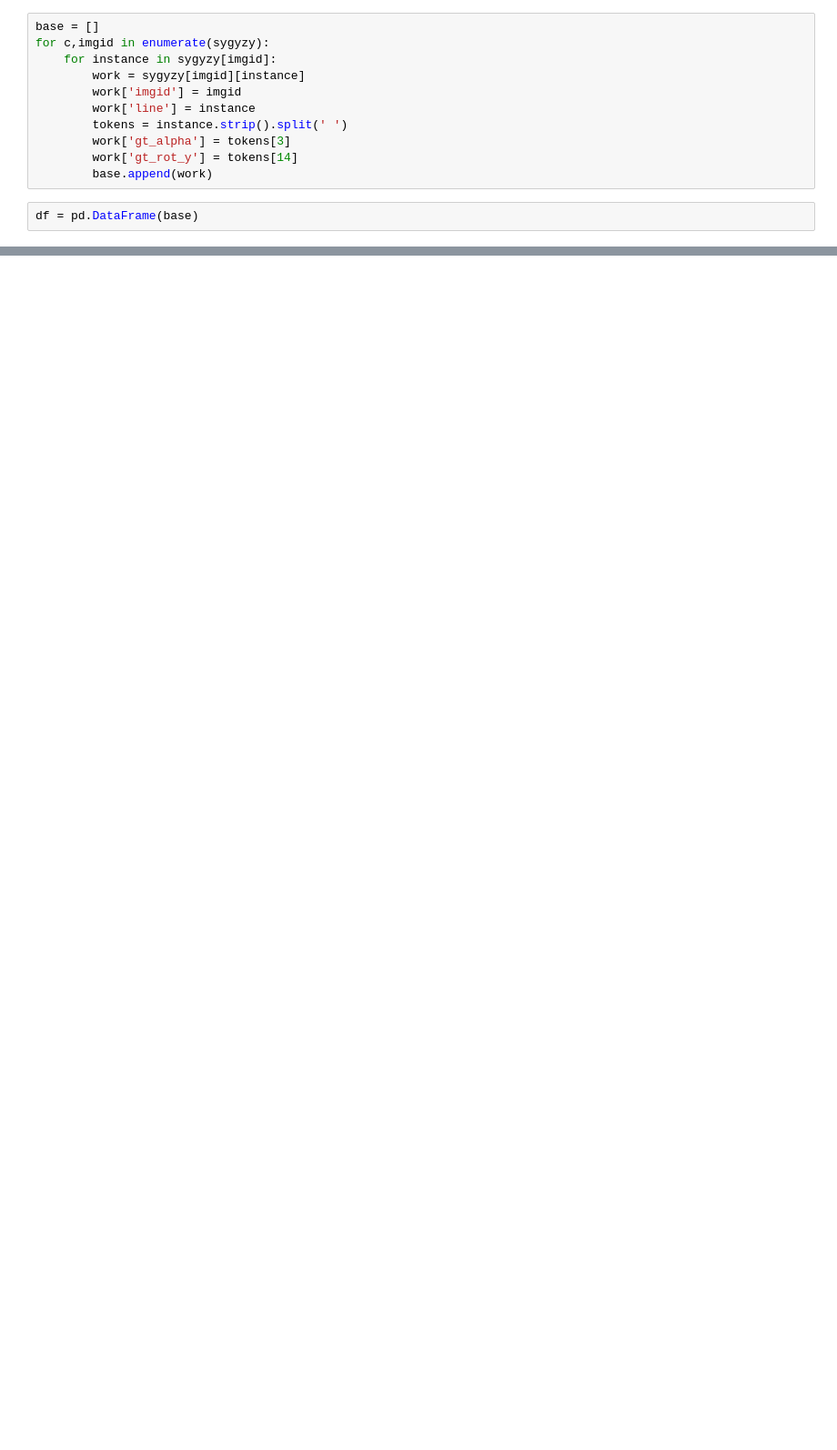
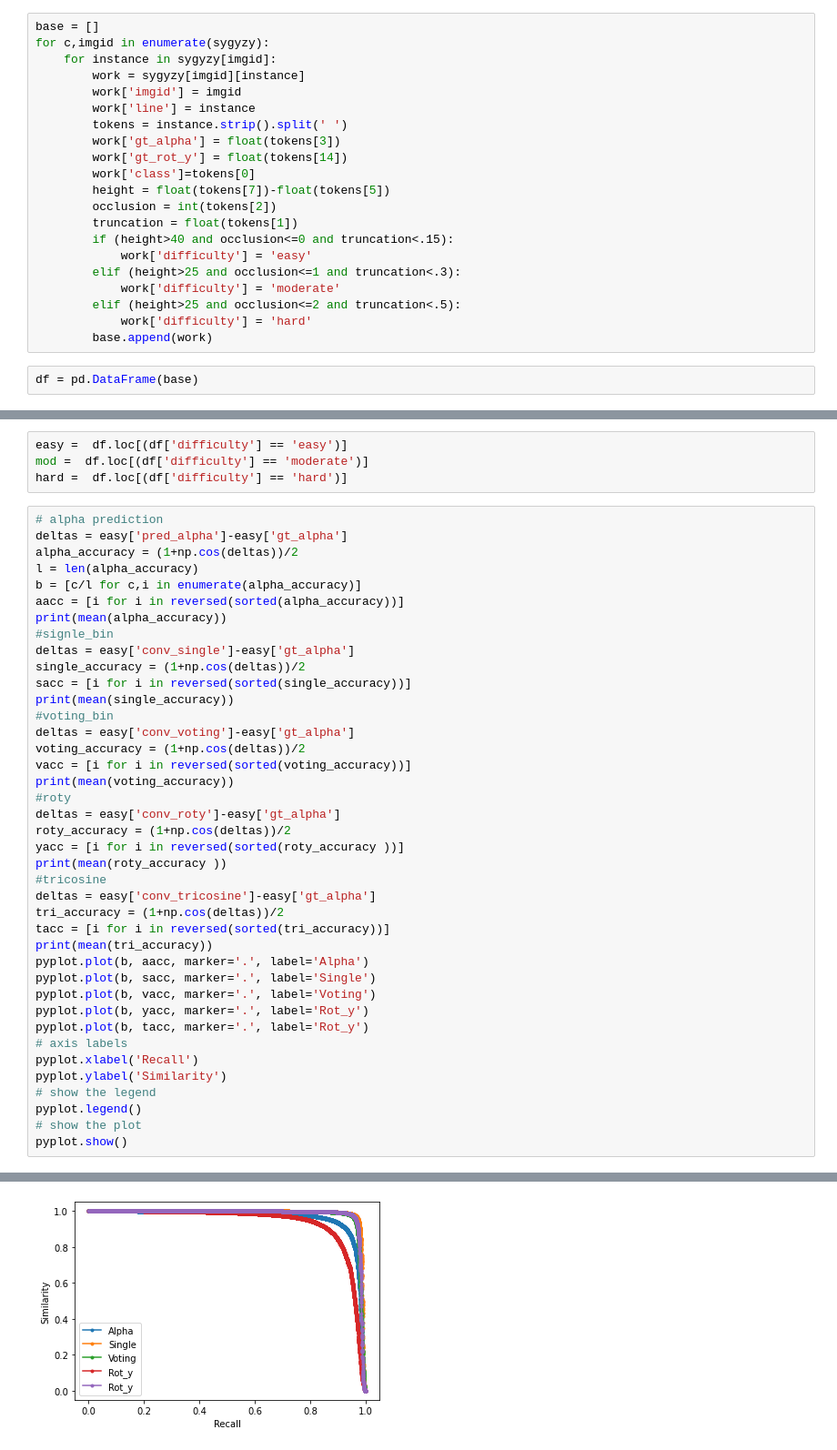
Before and after one commit to umd-fire-coml/survey-orientation-representations, a Jupyter notebook: dbwriter.ipynb, the cells around one changed output, grey strips where cells are left out. Shown at 91% size. Cells and saved outputs as stored; diff of their text form; blank space fills up the shorter version.

```diff
--- a/dbwriter.ipynb
+++ b/dbwriter.ipynb
@@ -65,8 +66,18 @@ for c,imgid in enumerate(sygyzy):
         work['imgid'] = imgid
         work['line'] = instance
         tokens = instance.strip().split(' ')
-        work['gt_alpha'] = tokens[3]
-        work['gt_rot_y'] = tokens[14]
+        work['gt_alpha'] = float(tokens[3])
+        work['gt_rot_y'] = float(tokens[14])
+        work['class']=tokens[0]
+        height = float(tokens[7])-float(tokens[5])
+        occlusion = int(tokens[2])
+        truncation = float(tokens[1])
+        if (height>40 and occlusion<=0 and truncation<.15):
+            work['difficulty'] = 'easy'
+        elif (height>25 and occlusion<=1 and truncation<.3):
+            work['difficulty'] = 'moderate'
+        elif (height>25 and occlusion<=2 and truncation<.5):
+            work['difficulty'] = 'hard'
         base.append(work)
 # %%
 df = pd.DataFrame(base)
@@ -74,0 +146,45 @@ df.to_csv("preds/out.csv")
+# %%
+easy =  df.loc[(df['difficulty'] == 'easy')]
+mod =  df.loc[(df['difficulty'] == 'moderate')]
+hard =  df.loc[(df['difficulty'] == 'hard')]
+# %%
+# alpha prediction
+deltas = easy['pred_alpha']-easy['gt_alpha']
+alpha_accuracy = (1+np.cos(deltas))/2
+l = len(alpha_accuracy)
+b = [c/l for c,i in enumerate(alpha_accuracy)]
+aacc = [i for i in reversed(sorted(alpha_accuracy))]
+print(mean(alpha_accuracy))
+#signle_bin
+deltas = easy['conv_single']-easy['gt_alpha']
+single_accuracy = (1+np.cos(deltas))/2
+sacc = [i for i in reversed(sorted(single_accuracy))]
+print(mean(single_accuracy))
+#voting_bin
+deltas = easy['conv_voting']-easy['gt_alpha']
+voting_accuracy = (1+np.cos(deltas))/2
+vacc = [i for i in reversed(sorted(voting_accuracy))]
+print(mean(voting_accuracy))
+#roty
+deltas = easy['conv_roty']-easy['gt_alpha']
+roty_accuracy = (1+np.cos(deltas))/2
+yacc = [i for i in reversed(sorted(roty_accuracy ))]
+print(mean(roty_accuracy ))
+#tricosine
+deltas = easy['conv_tricosine']-easy['gt_alpha']
+tri_accuracy = (1+np.cos(deltas))/2
+tacc = [i for i in reversed(sorted(tri_accuracy))]
+print(mean(tri_accuracy))
+pyplot.plot(b, aacc, marker='.', label='Alpha')
+pyplot.plot(b, sacc, marker='.', label='Single')
+pyplot.plot(b, vacc, marker='.', label='Voting')
+pyplot.plot(b, yacc, marker='.', label='Rot_y')
+pyplot.plot(b, tacc, marker='.', label='Rot_y')
+# axis labels
+pyplot.xlabel('Recall')
+pyplot.ylabel('Similarity')
+# show the legend
+pyplot.legend()
+# show the plot
+pyplot.show()
+# %% [output]
@@ -74,0 +196 @@ df.to_csv("preds/out.csv")
+[figure, added]
```
Also changed, not shown: parts of 18 cells of this notebook, 2 other files.
